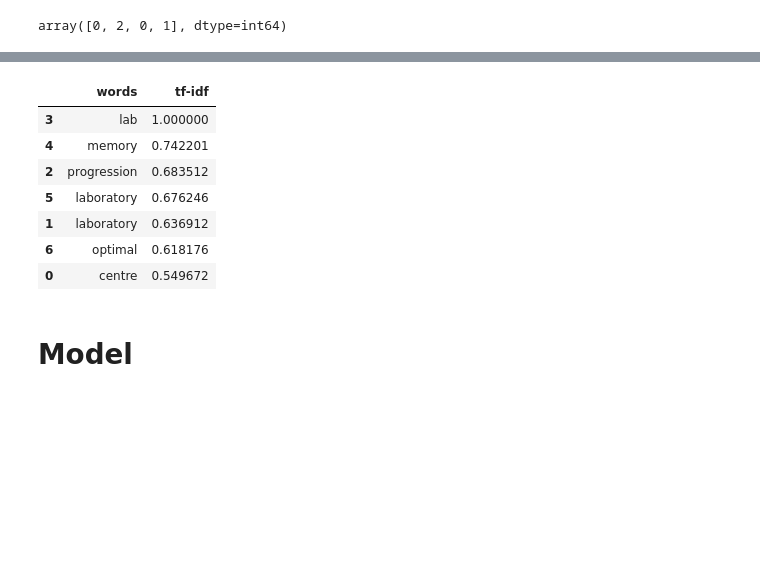
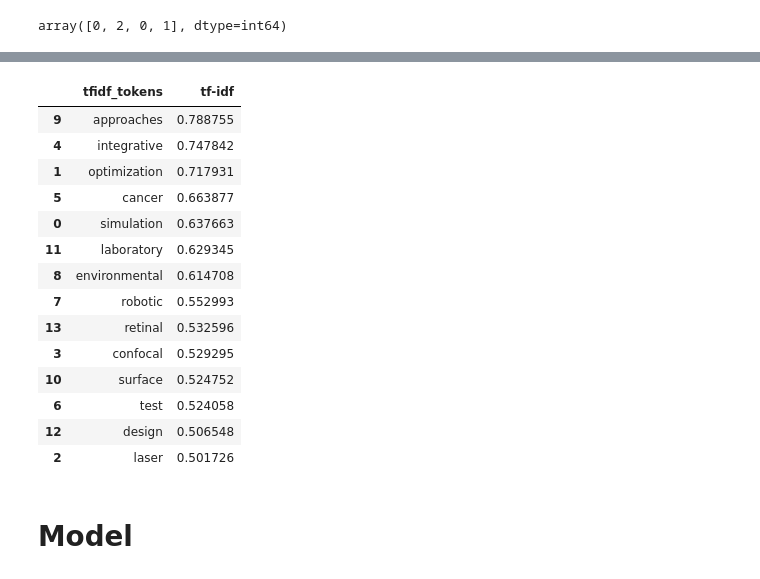
Before and after one commit to Amotagh/ORF, a Jupyter notebook: notebooks/3-model.ipynb, the cells around one changed output, grey strips where cells are left out. Cells and saved outputs as stored; diff of their text form; code cells hidden in the pictures; blank space fills up the shorter version.

```diff
--- a/notebooks/3-model.ipynb
+++ b/notebooks/3-model.ipynb
@@ -100,3 +90,9 @@ x_train,x_test,y_train,y_test =train_test_split(x,y)
+# %%
+x_train,x_test,y_train1,y_test1 =split_data(x,y1)
+x_train,x_test,y_train2,y_test2 =split_data(x,y2)
+x_train,x_test,y_train3,y_test3 =split_data(x,y3)
+x_train,x_test,y_train4,y_test4 =split_data(x,y4)
+x_train,x_test,y_train5,y_test5 =split_data(x,y5)
 # %%
 len(x_train),len(x_test)
 # %% [output]
@@ -143,10 +137,10 @@ tfidfvectorizer = TfidfVectorizer(analyzer='word',
                              ngram_range=(1,3),
                              stop_words='english')
 # %%
-tfidfvectorizer.fit(x_train['project_title'])
-tfidf_train = tfidfvectorizer.transform(x_train['project_title'])
+tfidfvectorizer.fit(x_train)
+tfidf_train = tfidfvectorizer.transform(x_train)
 # %%
-tfidf_test  = tfidfvectorizer.transform(x_test['project_title'])
+tfidf_test  = tfidfvectorizer.transform(x_test)
 # %%
 tfidf_train.shape,tfidf_test.shape
 # %% [output]
@@ -248,13 +243,13 @@ tfidf_train.shape
 #extract the words for with the tf-idf of higher than 0.7 for train set.
 m=0
 d=[]
-for col in tfidf_train.nonzero()[1]:
-    if tfidf_train[tfidf_train.nonzero()[0][m],col] > 0.7:
+for col in tfidf_train1.nonzero()[1]:
+    if tfidf_train[tfidf_train1.nonzero()[0][m],col] > 0.7:
         #print (words[col], '-', tfidf_train[tfidf_train.nonzero()[0][m],col])
-        d.append((words[col],tfidf_train[tfidf_train.nonzero()[0][m],col]))
+        d.append((tfidf_tokens[col],tfidf_train1[tfidf_train1.nonzero()[0][m],col]))
         m=m+1
     else:
         m=m+1
-df=pd.DataFrame(d, columns=('words', 'tf-idf'))
+df=pd.DataFrame(d, columns=('tfidf_tokens', 'tf-idf'))
 df.sort_values(by=['tf-idf'],ascending=False)
 # %% [output]
@@ -274,25 +299,32 @@ df.sort_values(by=['tf-idf'],ascending=False)
 # %%
 #extract the words for with the tf-idf of higher than 0.5 for test set.
 m=0
 d=[]
 for col in tfidf_test.nonzero()[1]:
     if tfidf_test[tfidf_train.nonzero()[0][m],col] > 0.5:
         #print (words[col], '-', tfidf_test[tfidf_train.nonzero()[0][m],col])
-        d.append((words[col],tfidf_test[tfidf_train.nonzero()[0][m],col]))
+        d.append((tfidf_tokens[col],tfidf_test[tfidf_train.nonzero()[0][m],col]))
         m=m+1
     else:
         m=m+1
-df=pd.DataFrame(d, columns=('words', 'tf-idf'))
+df=pd.DataFrame(d, columns=('tfidf_tokens', 'tf-idf'))
 df.sort_values(by=['tf-idf'],ascending=False)
 # %% [output]
-|  | words | tf-idf |
-| 3 | lab | 1.000000 |
-| 4 | memory | 0.742201 |
-| 2 | progression | 0.683512 |
-| 5 | laboratory | 0.676246 |
-| 1 | laboratory | 0.636912 |
-| 6 | optimal | 0.618176 |
-| 0 | centre | 0.549672 |
+|  | tfidf_tokens | tf-idf |
+| 9 | approaches | 0.788755 |
+| 4 | integrative | 0.747842 |
+| 1 | optimization | 0.717931 |
+| 5 | cancer | 0.663877 |
+| 0 | simulation | 0.637663 |
+| 11 | laboratory | 0.629345 |
+| 8 | environmental | 0.614708 |
+| 7 | robotic | 0.552993 |
+| 13 | retinal | 0.532596 |
+| 3 | confocal | 0.529295 |
+| 10 | surface | 0.524752 |
+| 6 | test | 0.524058 |
+| 12 | design | 0.506548 |
+| 2 | laser | 0.501726 |
 # %% [markdown]
 # Model
 # %%
```
Also changed, not shown: parts of 68 cells of this notebook, 4 other files.
